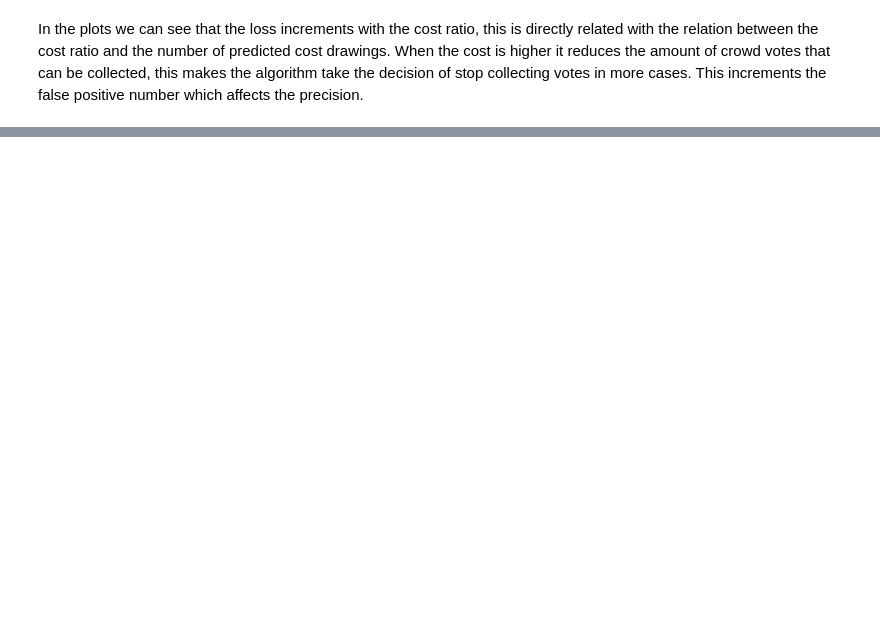
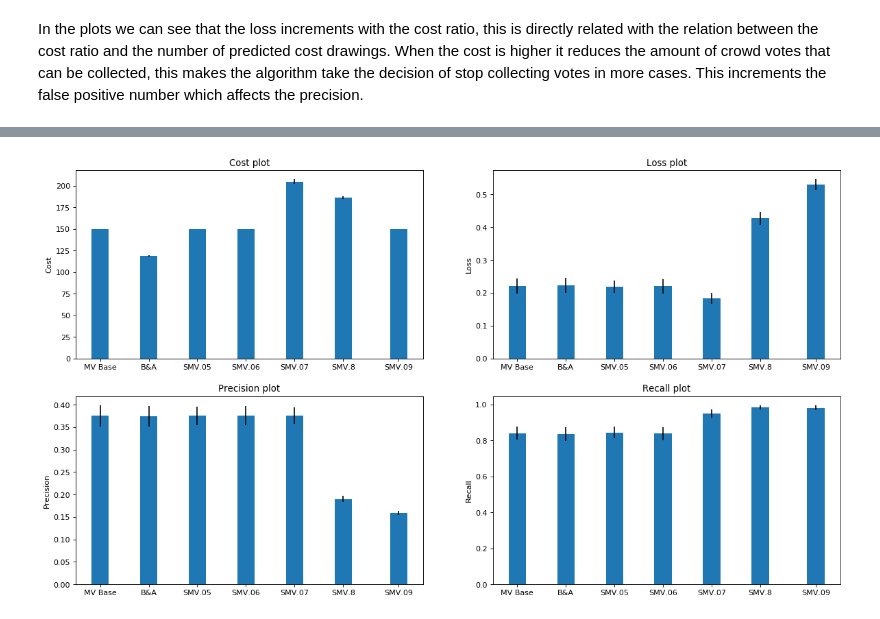
Before and after one commit to pmaglione/classification_model, a Jupyter notebook: main_algorithm_with_experiments.ipynb, the cells around one changed output, grey strips where cells are left out. Saved outputs shown, nothing was run; the diff lists cells and outputs as text; code cells hidden in the pictures; blank space fills up the shorter version.

```diff
--- a/main_algorithm_with_experiments.ipynb
+++ b/main_algorithm_with_experiments.ipynb
@@ -1070,0 +948,80 @@ Analyzing the results with a fixed cost we can see that the loss is reduced when
+# %%
+from IPython.core import display as ICD
+
+mv_base_01 = pd.read_csv('./results/it50_d50_b1_lr5/baseline_mv_it50_b1_v3_cr05.csv')
+ba_01 = pd.read_csv('./results/it50_d50_b1_lr5/mv_break_tie_it50_b1_cr05.csv')
+smv_01 = pd.read_csv('./results/it50_d50_b1_lr5/smart_stop_mv_not_expert_it50_d50_b1_cr05.csv')
+
+print_table_columns = ["Threshold", "Cost mean","Cost Std", "Loss mean", "Loss Std", "Recall mean", "Recall Std", "Precision mean", "Precision Std"]
+
+print("MV Baseline")
+ICD.display(pd.DataFrame(mv_base_01, columns=print_table_columns))
+
+print("Brown&Allison 2-1 Break Tie")
+ICD.display(pd.DataFrame(ba_01, columns=print_table_columns))
+
+print("SmartStop")
+ICD.display(pd.DataFrame(smv_01, columns=print_table_columns))
+
+#plot
+datasets = [mv_base_01, ba_01, smv_01]
+
+def get_approaches_results(datasets, column_mean, column_std):
+    mean = []
+    std = []
+    #initial
+    mean.append(datasets[0][column_mean][0])
+    std.append(datasets[0][column_std][0])
+    mean.append(datasets[1][column_mean][0])
+    std.append(datasets[1][column_std][0])
+
+    i = 0
+    for _ in range(5):
+        mean.append(datasets[2][column_mean][i])
+        std.append(datasets[2][column_std][i])
+        i += 1
+
+    return mean, std
+
+plt.figure(num=None, figsize=(18, 10), dpi=80, facecolor='w', edgecolor='k')
+plt.tight_layout()
+ind = [.14, .28, .42, .56, .70 , .84, 1]    # the x locations for the groups
+width = 0.05       # the width of the bars: can also be len(x) sequence
+
+cost_mean, cost_std = get_approaches_results(datasets, "Cost mean", "Cost Std")
+
+plt.subplot(221)
+
+p1 = plt.bar(ind, cost_mean, width, yerr=cost_std)
+
+plt.ylabel('Cost')
+plt.title('Cost plot')
+plt.xticks(ind, ('MV Base', 'B&A', 'SMV.05', 'SMV.06', 'SMV.07', 'SMV.8', 'SMV.09'))
+
+
+plt.subplot(222)
+loss_mean, loss_std = get_approaches_results(datasets, "Loss mean", "Loss Std")
+p2 = plt.bar(ind, loss_mean, width, yerr=loss_std)
+plt.ylabel('Loss')
+plt.title('Loss plot')
+plt.xticks(ind, ('MV Base', 'B&A', 'SMV.05', 'SMV.06', 'SMV.07', 'SMV.8', 'SMV.09'))
+
+
+plt.subplot(223)
+loss_mean, loss_std = get_approaches_results(datasets, "Precision mean", "Precision Std")
+p2 = plt.bar(ind, loss_mean, width, yerr=loss_std)
+plt.ylabel('Precision')
+plt.title('Precision plot')
+plt.xticks(ind, ('MV Base', 'B&A', 'SMV.05', 'SMV.06', 'SMV.07', 'SMV.8', 'SMV.09'))
+
+
+plt.subplot(224)
+loss_mean, loss_std = get_approaches_results(datasets, "Recall mean", "Recall Std")
+p2 = plt.bar(ind, loss_mean, width, yerr=loss_std)
+plt.ylabel('Recall')
+plt.title('Recall plot')
+plt.xticks(ind, ('MV Base', 'B&A', 'SMV.05', 'SMV.06', 'SMV.07', 'SMV.8', 'SMV.09'))
+
+
+plt.show()
+# %% [output]
@@ -1070,0 +1041 @@ Analyzing the results with a fixed cost we can see that the loss is reduced when
+[figure, added]
```
Also changed, not shown: parts of 50 cells of this notebook, 40 other files.
